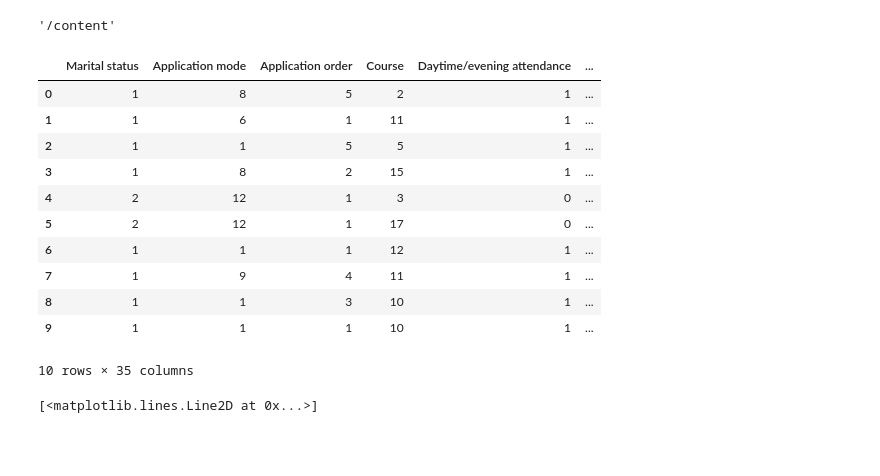
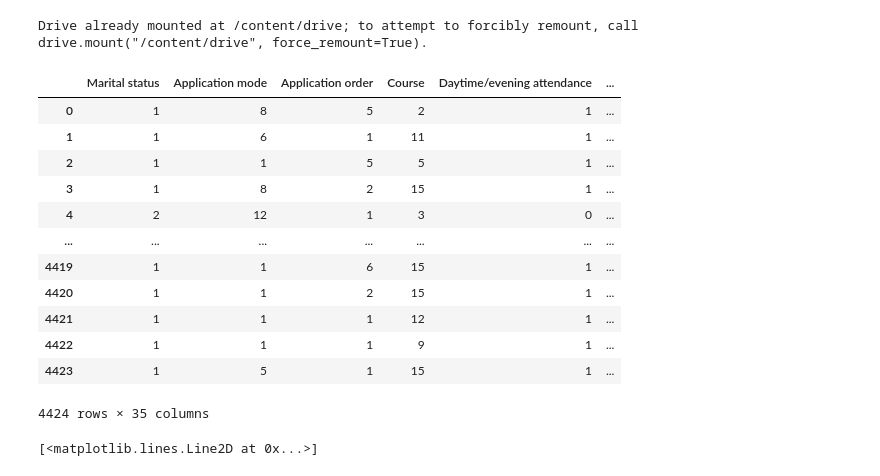
Before and after one commit to teambyte444/ZenteiQ_Project, a Jupyter notebook: TEAM_BYTE.ipynb, the cells around one changed output. Saved outputs shown, nothing was run; the diff lists cells and outputs as text; code cells hidden in the pictures; blank space fills up the shorter version.

```diff
--- a/TEAM_BYTE.ipynb
+++ b/TEAM_BYTE.ipynb
@@ -1,23 +1,27 @@
 # %% [markdown]
 <a href="https://colab.research.google.com/github/teambyte444/ZenteiQ_Project/blob/main/TEAM_BYTE.ipynb" target="_parent"><img src="https://colab.research.google.com/assets/colab-badge.svg" alt="Open In Colab"/></a>
-# %%
-pwd
-# %% [output]
-'/content'
+# %%
+from google.colab import drive
+drive.mount('/content/drive')
+# %% [output]
+Drive already mounted at /content/drive; to attempt to forcibly remount, call drive.mount("/content/drive", force_remount=True).
+# %%
+Path = 'drive/My Drive/Dataset'
 # %%
 import pandas as pd
-stlist = pd.read_csv('/content/student_list.csv')
-stlist.head(10)
+stlist = pd.read_csv(Path+'/student_list.csv')
+stlist
 # %% [output]
 |  | Marital status | Application mode | Application order | Course | Daytime/evening attendance | ... |
 | 0 | 1 | 8 | 5 | 2 | 1 | ... |
 | 1 | 1 | 6 | 1 | 11 | 1 | ... |
 | 2 | 1 | 1 | 5 | 5 | 1 | ... |
 | 3 | 1 | 8 | 2 | 15 | 1 | ... |
 | 4 | 2 | 12 | 1 | 3 | 0 | ... |
-| 5 | 2 | 12 | 1 | 17 | 0 | ... |
-| 6 | 1 | 1 | 1 | 12 | 1 | ... |
-| 7 | 1 | 9 | 4 | 11 | 1 | ... |
-| 8 | 1 | 1 | 3 | 10 | 1 | ... |
-| 9 | 1 | 1 | 1 | 10 | 1 | ... |
+| ... | ... | ... | ... | ... | ... | ... |
+| 4419 | 1 | 1 | 6 | 15 | 1 | ... |
+| 4420 | 1 | 1 | 2 | 15 | 1 | ... |
+| 4421 | 1 | 1 | 1 | 12 | 1 | ... |
+| 4422 | 1 | 1 | 1 | 9 | 1 | ... |
+| 4423 | 1 | 5 | 1 | 15 | 1 | ... |
-10 rows × 35 columns
+4424 rows × 35 columns
```
Also changed, not shown: parts of 3 cells of this notebook.
